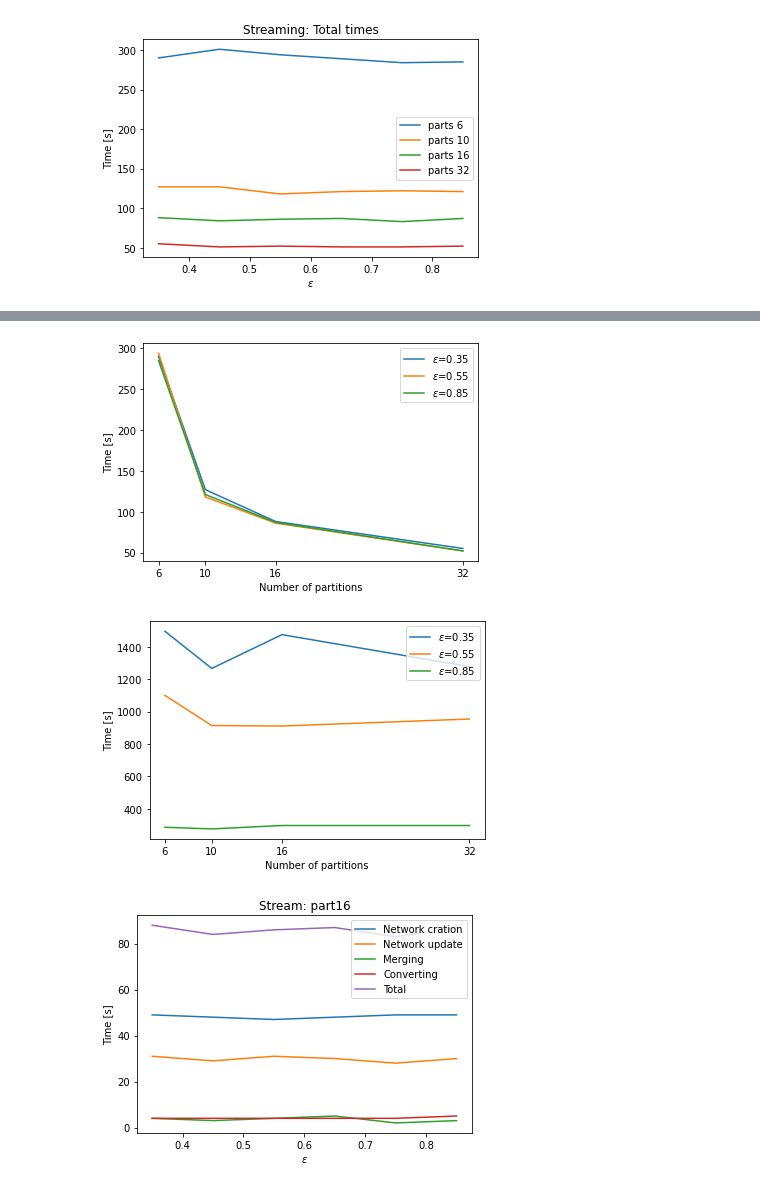
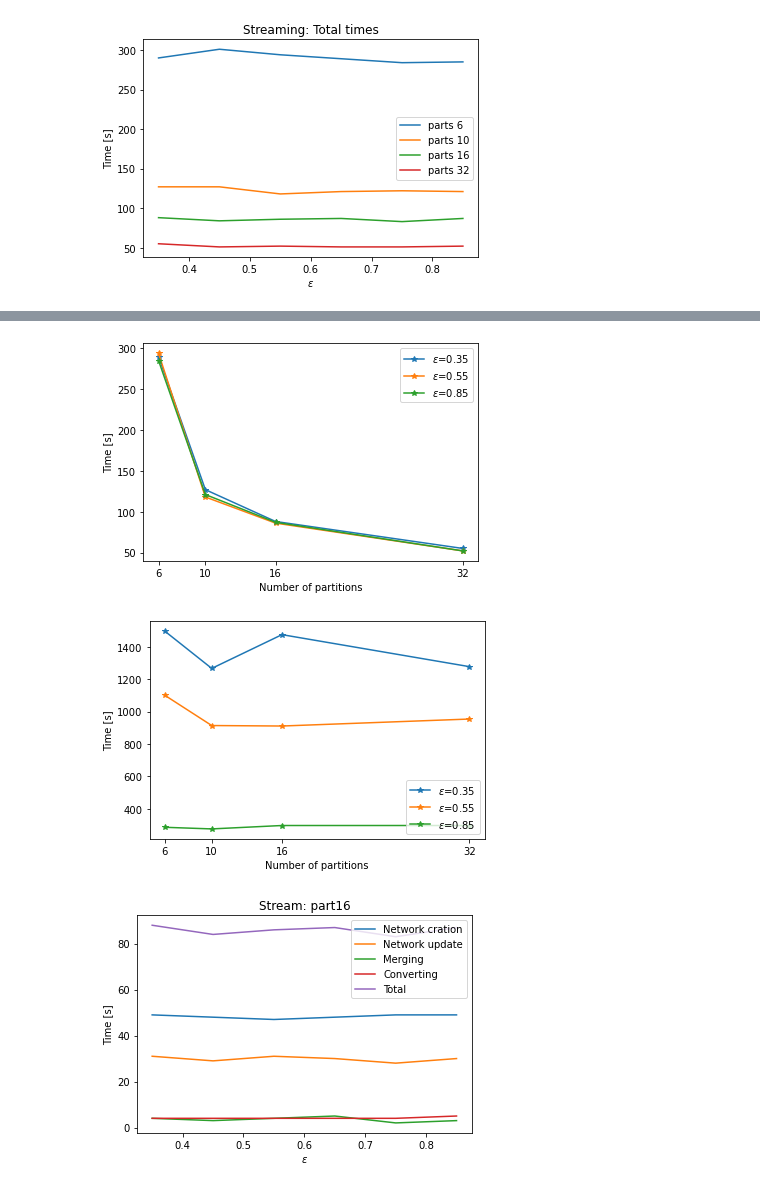
Before and after one commit to jrybicki-jsc/smms, a Jupyter notebook: graphla/times.ipynb, the cells around one changed output, grey strips where cells are left out. Cells and saved outputs as stored; diff of their text form; code cells hidden in the pictures.

```diff
--- a/graphla/times.ipynb
+++ b/graphla/times.ipynb
@@ -81,26 +97,29 @@ plt.xticks(stream_parts)
 
 for epsilon, vals in stream_epsilon.items():
     if epsilon in selected_eps:
-        plt.plot(vals.keys(), vals.values(), label=f"$\epsilon$={epsilon}")
+        plt.plot(vals.keys(), vals.values(),'-*', label=f"$\epsilon$={epsilon}")
 
 plt.legend()
 plt.xlabel("Number of partitions")
 plt.ylabel("Time [s]");
+plt.savefig('../fig/stream-times.svg', format='svg', bbox_inches = 'tight', dpi=1000);
 # %% [output]
-[figure, old version]
+[figure, new version]
 # %%
 plt.xticks(stream_parts)
 
 for epsilon, vals in merge_epsilon.items():
     if epsilon not in selected_eps:
         continue
-    plt.plot(vals.keys(), vals.values(), label=f"$\epsilon$={epsilon}")
+    plt.plot(vals.keys(), vals.values(),'-*', label=f"$\epsilon$={epsilon}")
 
-plt.legend()
+plt.legend(loc=4)
+#plt.xlim(6, 45)
 plt.xlabel("Number of partitions")
 plt.ylabel("Time [s]");
+plt.savefig('../fig/merge-times.svg', format='svg', bbox_inches = 'tight', dpi=1000);
 # %% [output]
-[figure, old version]
+[figure, new version]
 # %%
 def plot_part(part):
     [net_calc, net_update, merge, convert, total] = part
```
Also changed, not shown: parts of 4 cells of this notebook.
